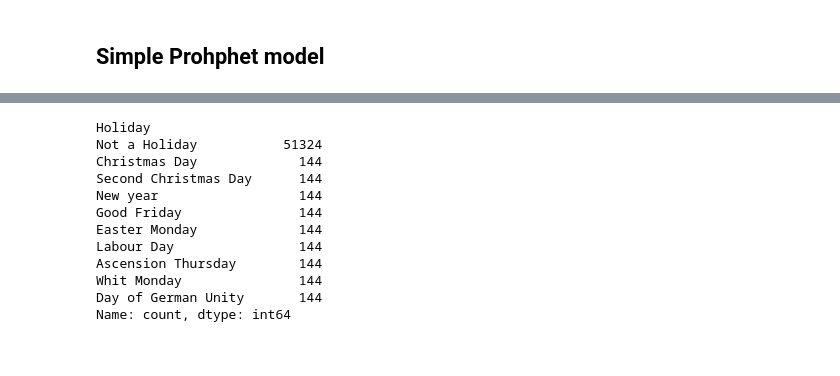
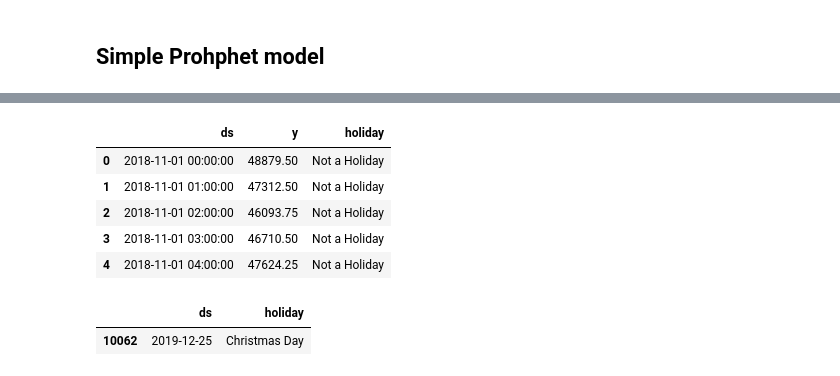
Before and after one commit to Timson1235/energy-timeseries-project, a Jupyter notebook: 3_Model/fb_prophet_tim.ipynb, the cells around one changed output, grey strips where cells are left out. Cells and saved outputs as stored; diff of their text form; code cells hidden in the pictures.

Commit message:
added holiday data

```diff
--- a/3_Model/fb_prophet_tim.ipynb
+++ b/3_Model/fb_prophet_tim.ipynb
@@ -109,15 +108,0 @@ mean_absolute_percentage_error(y_true = test['Gesamt (Netzlast) [MWh] Berechnete
-# %%
-df['Holiday'].value_counts()
-# %% [output]
-Holiday
-Not a Holiday           51324
-Christmas Day             144
-Second Christmas Day      144
-New year                  144
-Good Friday               144
-Easter Monday             144
-Labour Day                144
-Ascension Thursday        144
-Whit Monday               144
-Day of German Unity       144
-Name: count, dtype: int64
@@ -126,0 +109,19 @@ df_feat_1 = df[['Gesamt (Netzlast) [MWh] Berechnete Auflösungen','Deutschland/L
+# %%
+df_load = df[['Gesamt (Netzlast) [MWh] Berechnete Auflösungen','Holiday']]
+split_date = '01.01.2024'
+train = df_load.loc[df_load.index <= split_date].copy()
+test = df_load.loc[df_load.index > split_date].copy()
+# %%
+train_prophet = train.reset_index() \
+    .rename(columns= {'Holiday':'holiday',
+                      'Date':'ds',
+                      'Gesamt (Netzlast) [MWh] Berechnete Auflösungen': 'y'})
+# %%
+train_prophet.head()
+# %% [output]
+|  | ds | y | holiday |
+| 0 | 2018-11-01 00:00:00 | 48879.50 | Not a Holiday |
+| 1 | 2018-11-01 01:00:00 | 47312.50 | Not a Holiday |
+| 2 | 2018-11-01 02:00:00 | 46093.75 | Not a Holiday |
+| 3 | 2018-11-01 03:00:00 | 46710.50 | Not a Holiday |
+| 4 | 2018-11-01 04:00:00 | 47624.25 | Not a Holiday |
@@ -126,0 +133,5 @@ df_feat_1 = df[['Gesamt (Netzlast) [MWh] Berechnete Auflösungen','Deutschland/L
+# %%
+holiday[holiday['ds']=='2019-12-25 00:00:00']
+# %% [output]
+|  | ds | holiday |
+| 10062 | 2019-12-25 | Christmas Day |
```
Also changed, not shown: parts of 13 cells of this notebook, 2 other files.
